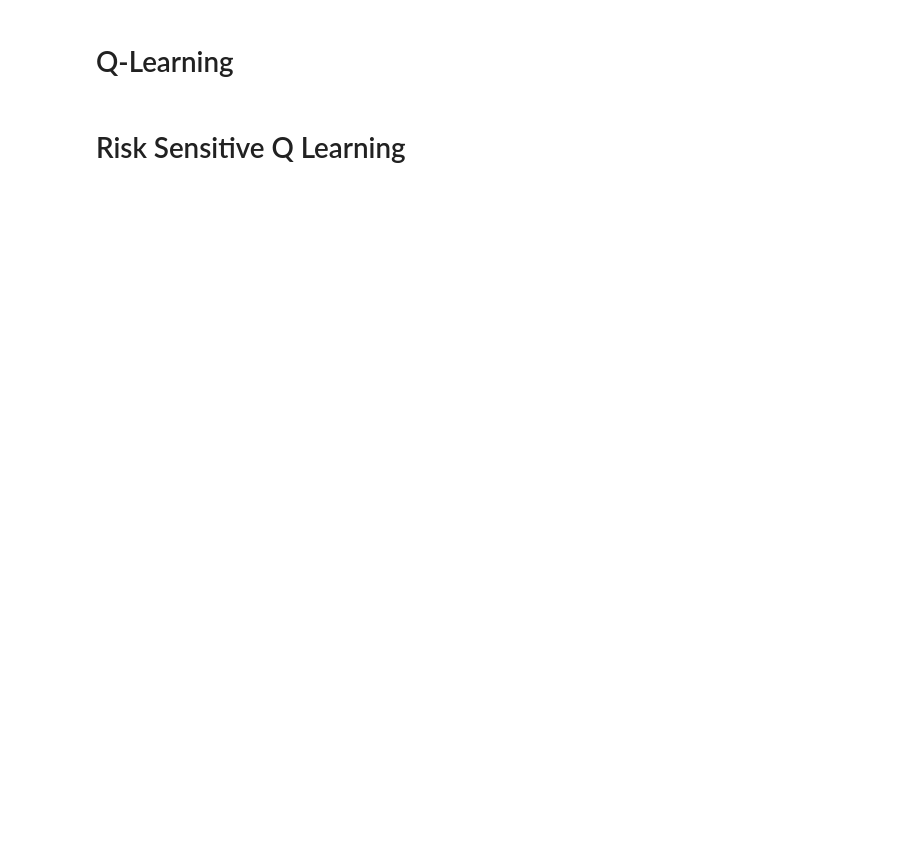
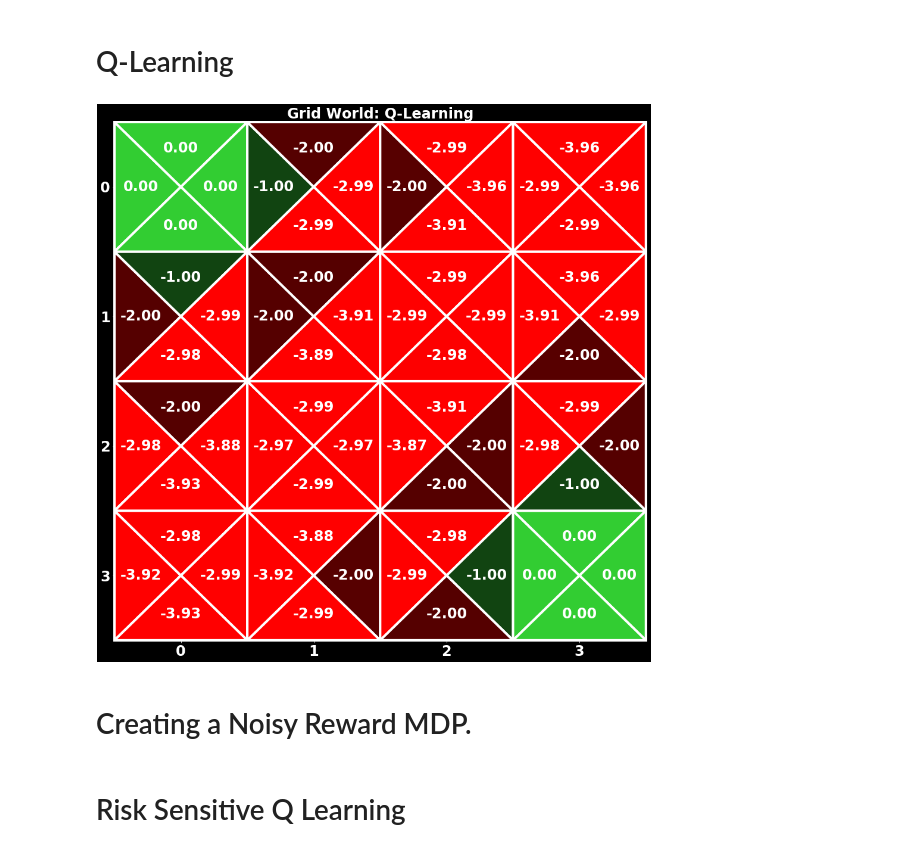
Before and after one commit to fiezt/Reinforcement-Learning, a Jupyter notebook: code/RL.ipynb, the cells around one changed output. Drawn from its saved outputs; the diff is of its cells as text; code cells hidden in the pictures; blank space fills up the shorter version.

```diff
--- a/code/RL.ipynb
+++ b/code/RL.ipynb
@@ -91,7 +74,11 @@ rl.mdp.P[1]
 # %% [markdown]
 # Q-Learning
 # %%
-rl.q_learning(alpha=.1, tau=100)
+rl.q_learning()
 display = grid_display(rl, title='Grid World: Q-Learning')
 
 display.show_q_values()
+# %% [output]
+[figure, added]
+# %% [markdown]
+# Creating a Noisy Reward MDP.
```
Also changed, not shown: parts of 25 cells of this notebook, 3 other files.
